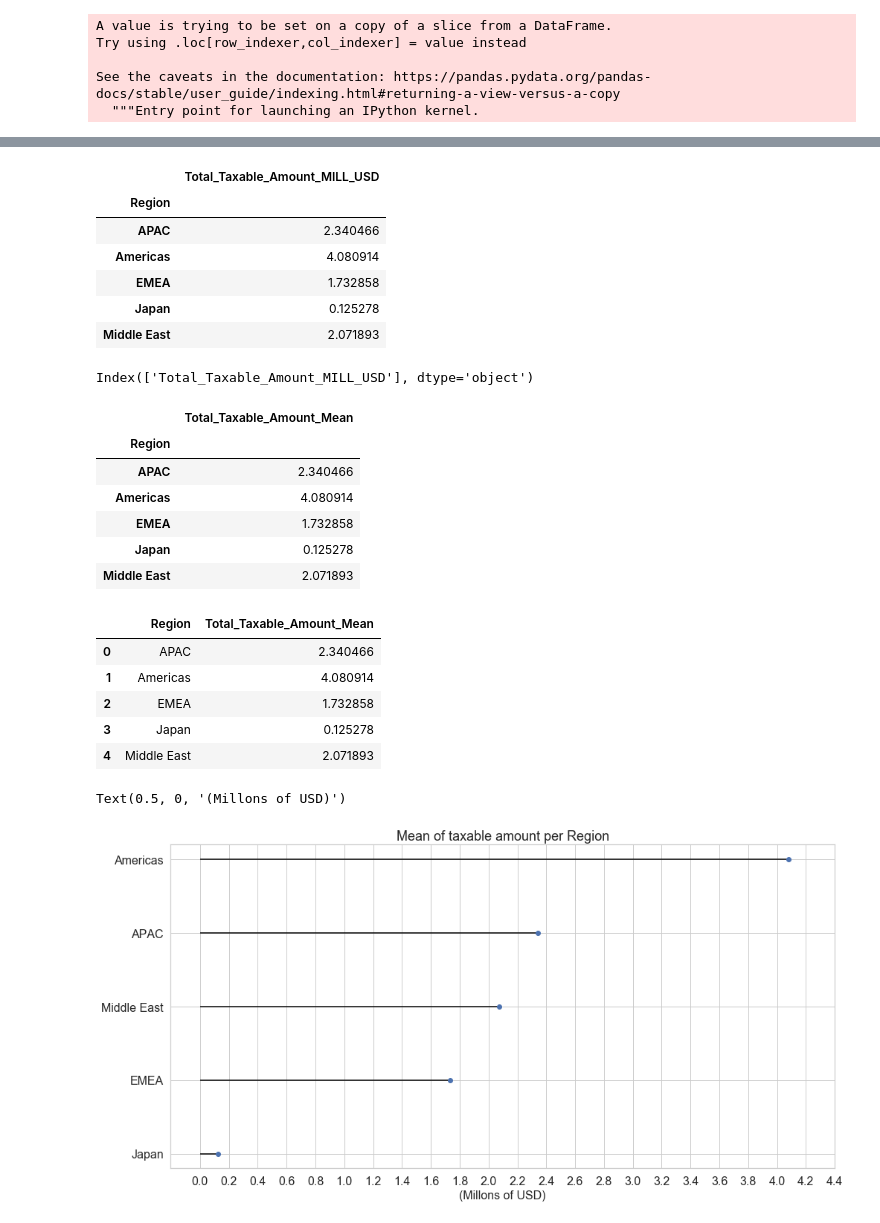
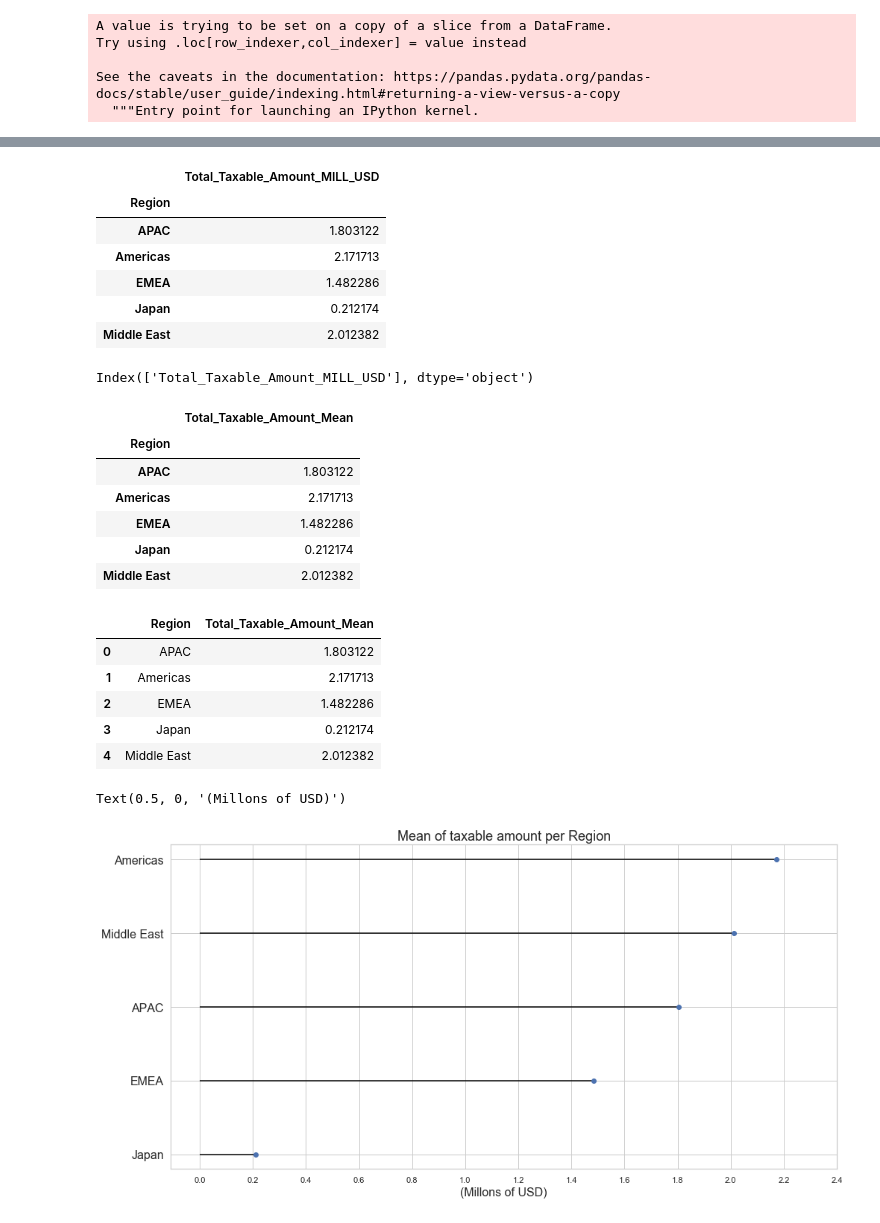
Before and after one commit to RiedelNicolas/75.06-2C2020-TP1, a Jupyter notebook: AnalisisGeografico.ipynb, the cells around one changed output, grey strips where cells are left out. Saved outputs shown, nothing was run; the diff lists cells and outputs as text; code cells hidden in the pictures.

```diff
--- a/AnalisisGeografico.ipynb
+++ b/AnalisisGeografico.ipynb
@@ -92,3 +94,5 @@ memory usage: 6.5+ MB
+# %%
+datos.drop_duplicates('Opportunity_ID',inplace = True)
 # %%
 datos['Region'].value_counts()
 # %% [output]
@@ -454,11 +446,11 @@ grouped
 # %% [output]
 |  | Total_Taxable_Amount_MILL_USD |
 | Region |  |
-| APAC | 2.340466 |
-| Americas | 4.080914 |
-| EMEA | 1.732858 |
-| Japan | 0.125278 |
-| Middle East | 2.071893 |
+| APAC | 1.803122 |
+| Americas | 2.171713 |
+| EMEA | 1.482286 |
+| Japan | 0.212174 |
+| Middle East | 2.012382 |
 # %%
 grouped.columns
 # %% [output]
@@ -470,40 +462,37 @@ grouped
 # %% [output]
 |  | Total_Taxable_Amount_Mean |
 | Region |  |
-| APAC | 2.340466 |
-| Americas | 4.080914 |
-| EMEA | 1.732858 |
-| Japan | 0.125278 |
-| Middle East | 2.071893 |
+| APAC | 1.803122 |
+| Americas | 2.171713 |
+| EMEA | 1.482286 |
+| Japan | 0.212174 |
+| Middle East | 2.012382 |
 # %%
 grouped = grouped.reset_index()
 grouped
 # %% [output]
 |  | Region | Total_Taxable_Amount_Mean |
-| 0 | APAC | 2.340466 |
-| 1 | Americas | 4.080914 |
-| 2 | EMEA | 1.732858 |
-| 3 | Japan | 0.125278 |
-| 4 | Middle East | 2.071893 |
+| 0 | APAC | 1.803122 |
+| 1 | Americas | 2.171713 |
+| 2 | EMEA | 1.482286 |
+| 3 | Japan | 0.212174 |
+| 4 | Middle East | 2.012382 |
 # %%
 
-# Reorder it following the values:
+
 ordered_df = grouped.sort_values(by='Total_Taxable_Amount_Mean')
 my_range= range(1,len(ordered_df.index)+1)
 plt.figure(figsize=(16,8))
-# The vertival plot is made using the hline function
-# I load the seaborn library only to benefit the nice looking feature
 import seaborn as sns
 plt.hlines(y=my_range, xmin=0, xmax=ordered_df['Total_Taxable_Amount_Mean'], color='black')
 plt.plot(ordered_df['Total_Taxable_Amount_Mean'], my_range, "o")
 
-# Add titles and axis names
+
 plt.yticks(my_range, ordered_df['Region'], size = 16)
-plt.xticks( np.arange(0, 4.5, 0.2),  )
+plt.xticks( np.arange(0, 2.6, 0.2) )
 
 plt.title("Mean of taxable amount per Region", loc='center', size = 18)
 plt.xlabel('(Millons of USD)', size = 16)
-#plt.ylabel('Region', size = 16)
 # %% [output]
 Text(0.5, 0, '(Millons of USD)')
-[figure, old version]
+[figure, new version]
```
Also changed, not shown: parts of 22 cells of this notebook.
